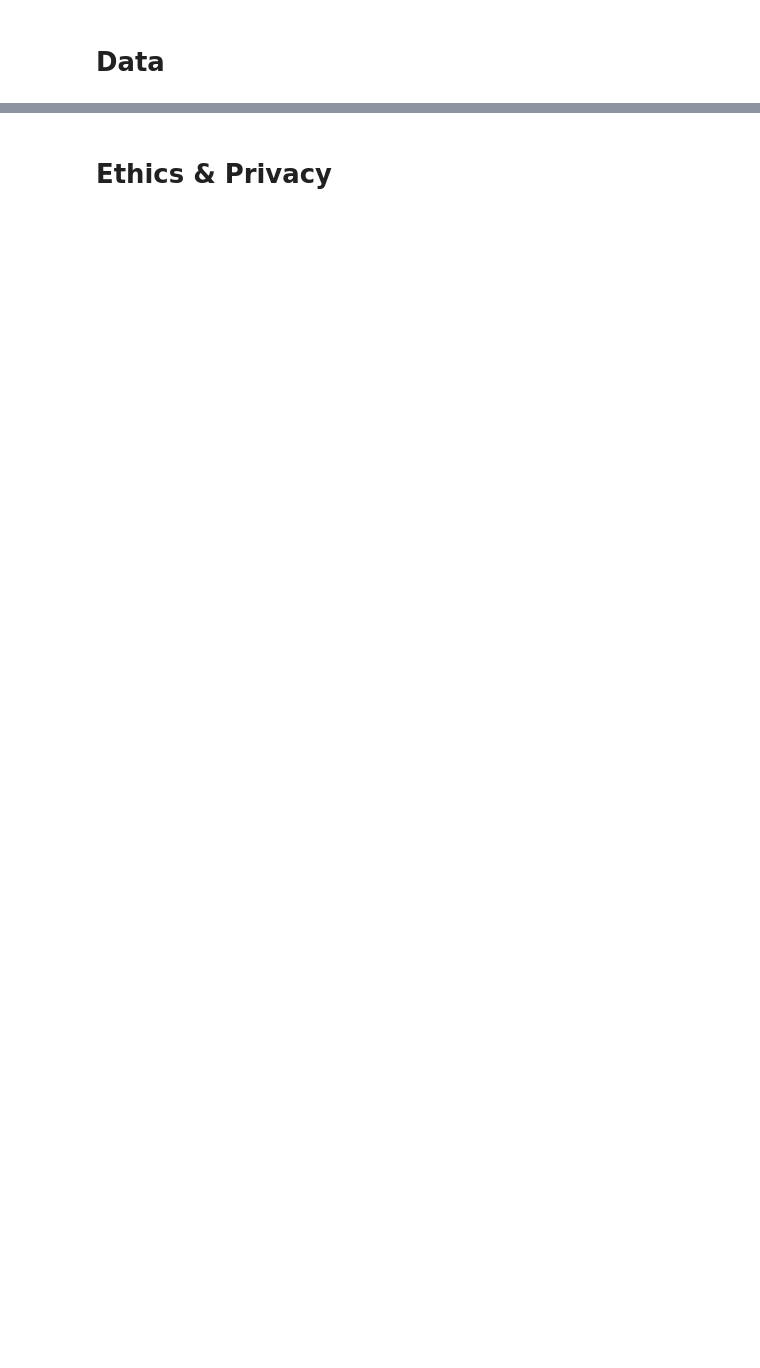
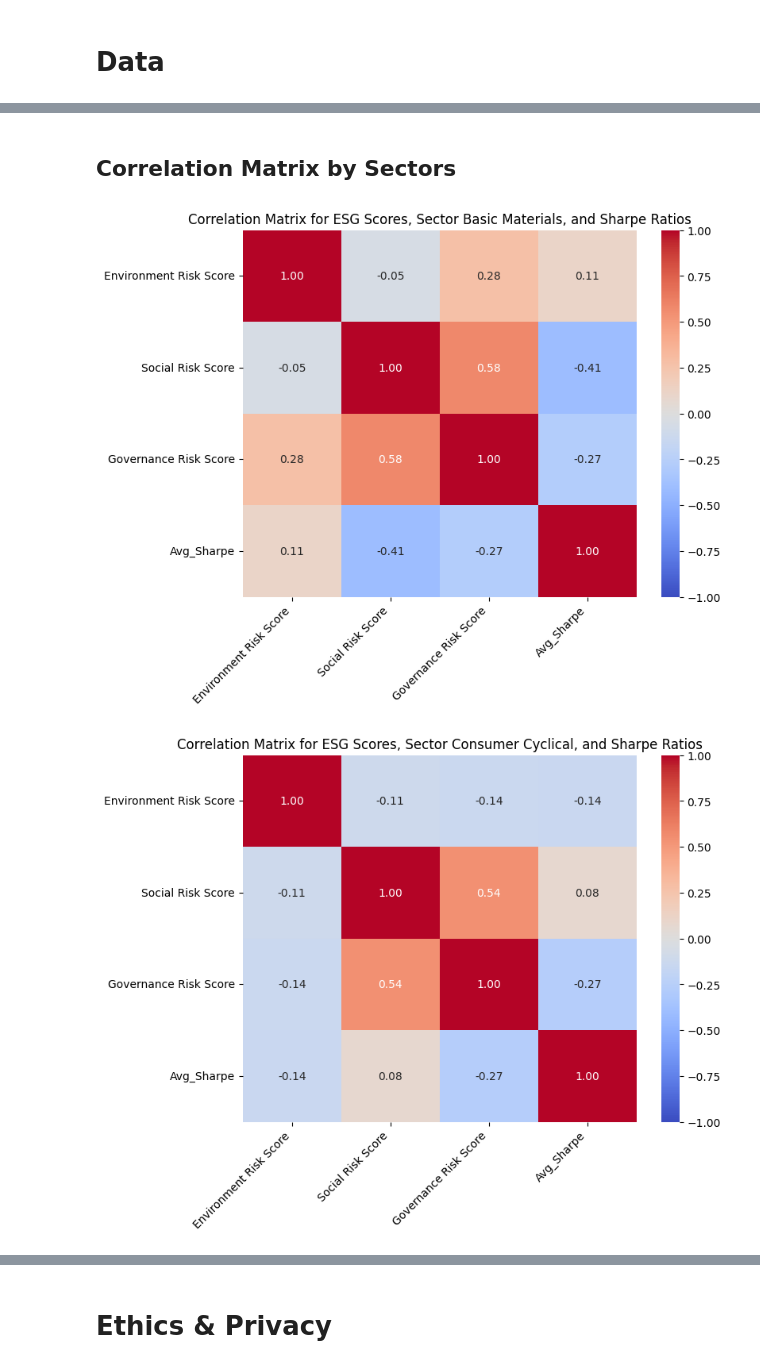
Before and after one commit to navanni/WI25_Portfolio, a Jupyter notebook: FinalProject_Group145_WI25.ipynb, the cells around one changed output, grey strips where cells are left out. Saved outputs shown, nothing was run; the diff lists cells and outputs as text; code cells hidden in the pictures; blank space fills up the shorter version.

```diff
--- a/FinalProject_Group145_WI25.ipynb
+++ b/FinalProject_Group145_WI25.ipynb
@@ -120,0 +591,22 @@ Some more words and stuff.  Remember notebooks work best if you interleave the c
+# %% [markdown]
+## Correlation Matrix by Sectors
+# %%
+sec = 'Sector_Encoded'
+cats = df_for_corr[sec].unique()
+corr_matrices = {}
+
+for cat in cats:
+    cat_df = df_for_corr[df_for_corr[sec] == cat]
+    cat_df = cat_df.drop(columns = [sec])
+    corr_matrices[cat] = cat_df.corr()
+
+for cat, mat in corr_matrices.items():
+    plt.figure(figsize=(8, 6))
+    sns.heatmap(mat, annot=True, fmt=".2f", cmap="coolwarm", vmin=-1, vmax=1)
+
+    plt.title(f"Correlation Matrix for ESG Scores, Sector {reverse_sec_dict[cat]}, and Sharpe Ratios")
+    plt.xticks(rotation=45, ha="right")
+    plt.show()
+# %% [output]
+[figure, added]
+[figure, added]
```
Also changed, not shown: parts of 79 cells of this notebook, 1 other file.
